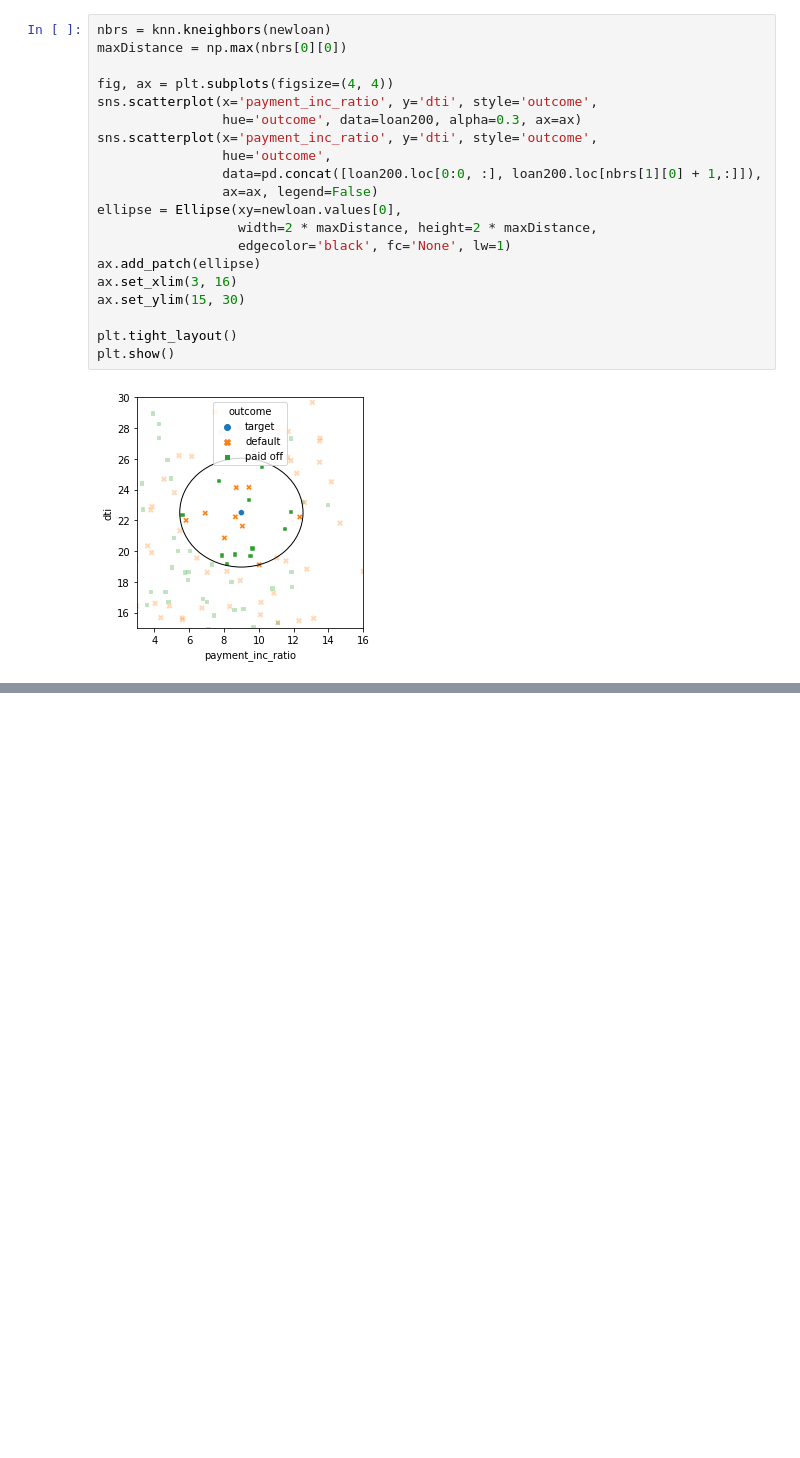
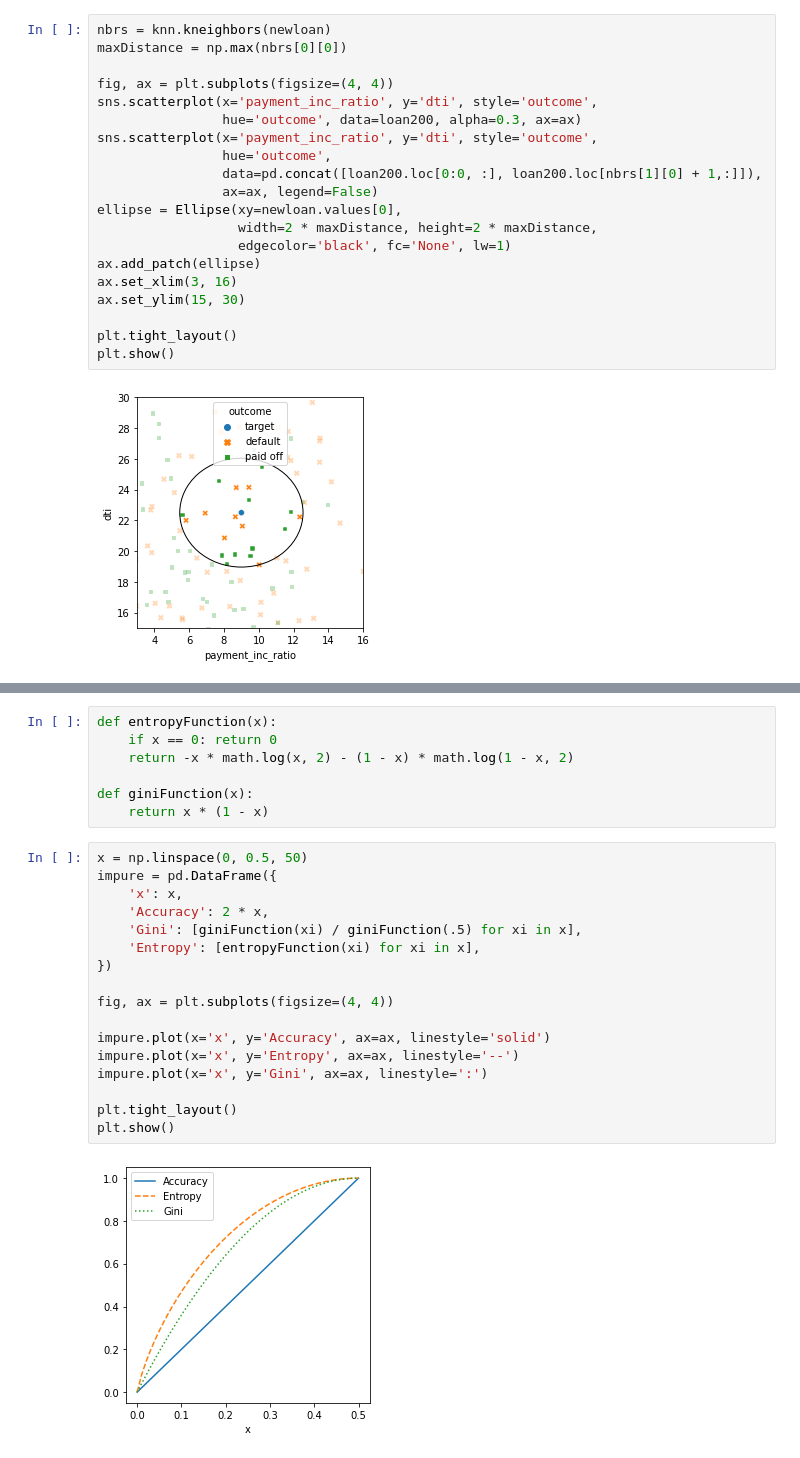
Before and after one commit to beauvilerobed/statistics-for-data-science, a Jupyter notebook: 6_StatisticalMachineLearning.ipynb, the cells around one changed output, grey strips where cells are left out. Saved outputs shown, nothing was run; the diff lists cells and outputs as text; blank space fills up the shorter version.

```diff
--- a/6_StatisticalMachineLearning.ipynb
+++ b/6_StatisticalMachineLearning.ipynb
@@ -132,0 +382,26 @@ plt.show()
+# %%
+def entropyFunction(x):
+    if x == 0: return 0
+    return -x * math.log(x, 2) - (1 - x) * math.log(1 - x, 2)
+
+def giniFunction(x):
+    return x * (1 - x)
+# %%
+x = np.linspace(0, 0.5, 50)
+impure = pd.DataFrame({
+    'x': x,
+    'Accuracy': 2 * x,
+    'Gini': [giniFunction(xi) / giniFunction(.5) for xi in x],
+    'Entropy': [entropyFunction(xi) for xi in x],
+})
+
+fig, ax = plt.subplots(figsize=(4, 4))
+
+impure.plot(x='x', y='Accuracy', ax=ax, linestyle='solid')
+impure.plot(x='x', y='Entropy', ax=ax, linestyle='--')
+impure.plot(x='x', y='Gini', ax=ax, linestyle=':')
+
+plt.tight_layout()
+plt.show()
+# %% [output]
+[figure, added]
```
Also changed, not shown: parts of 13 cells of this notebook.
